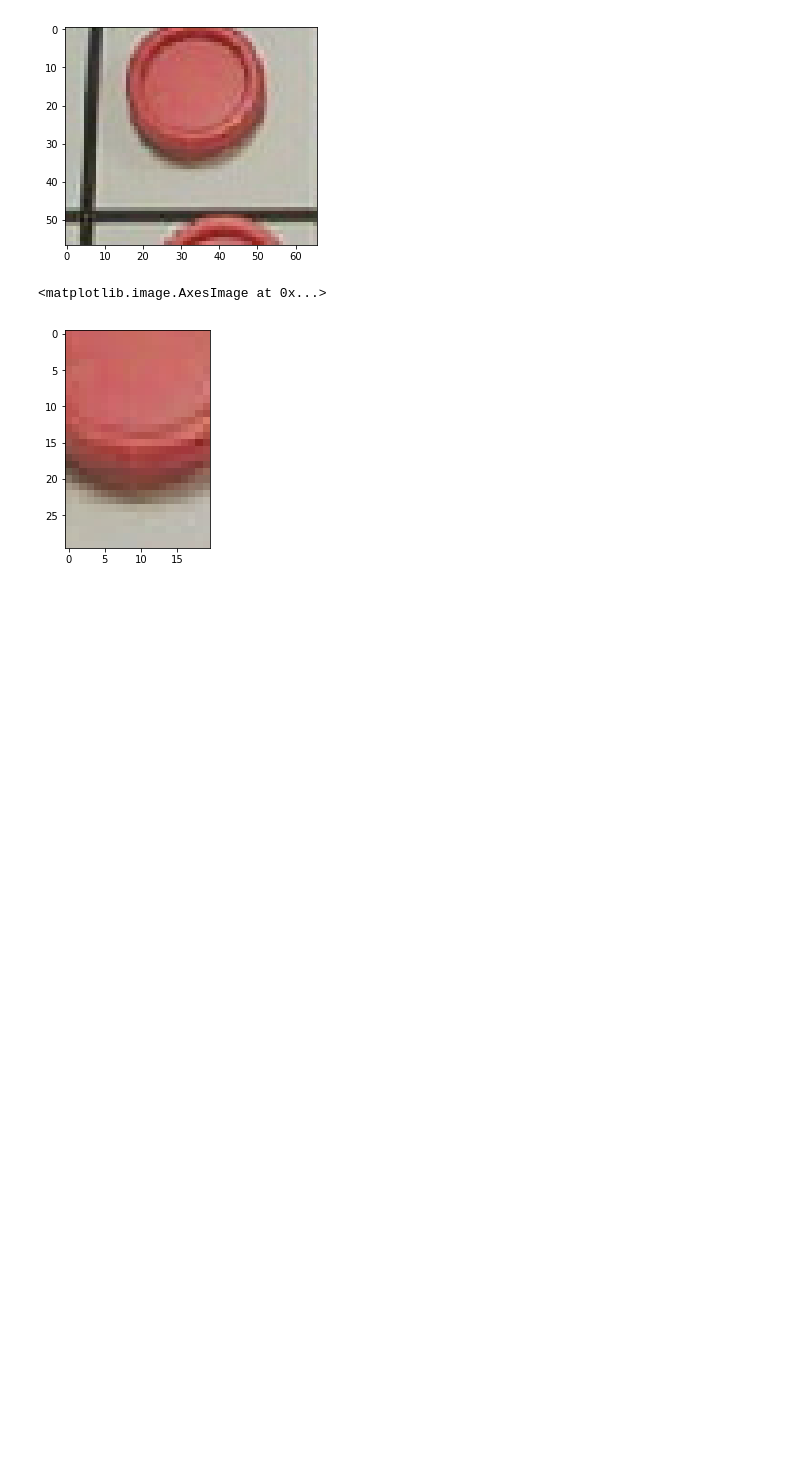
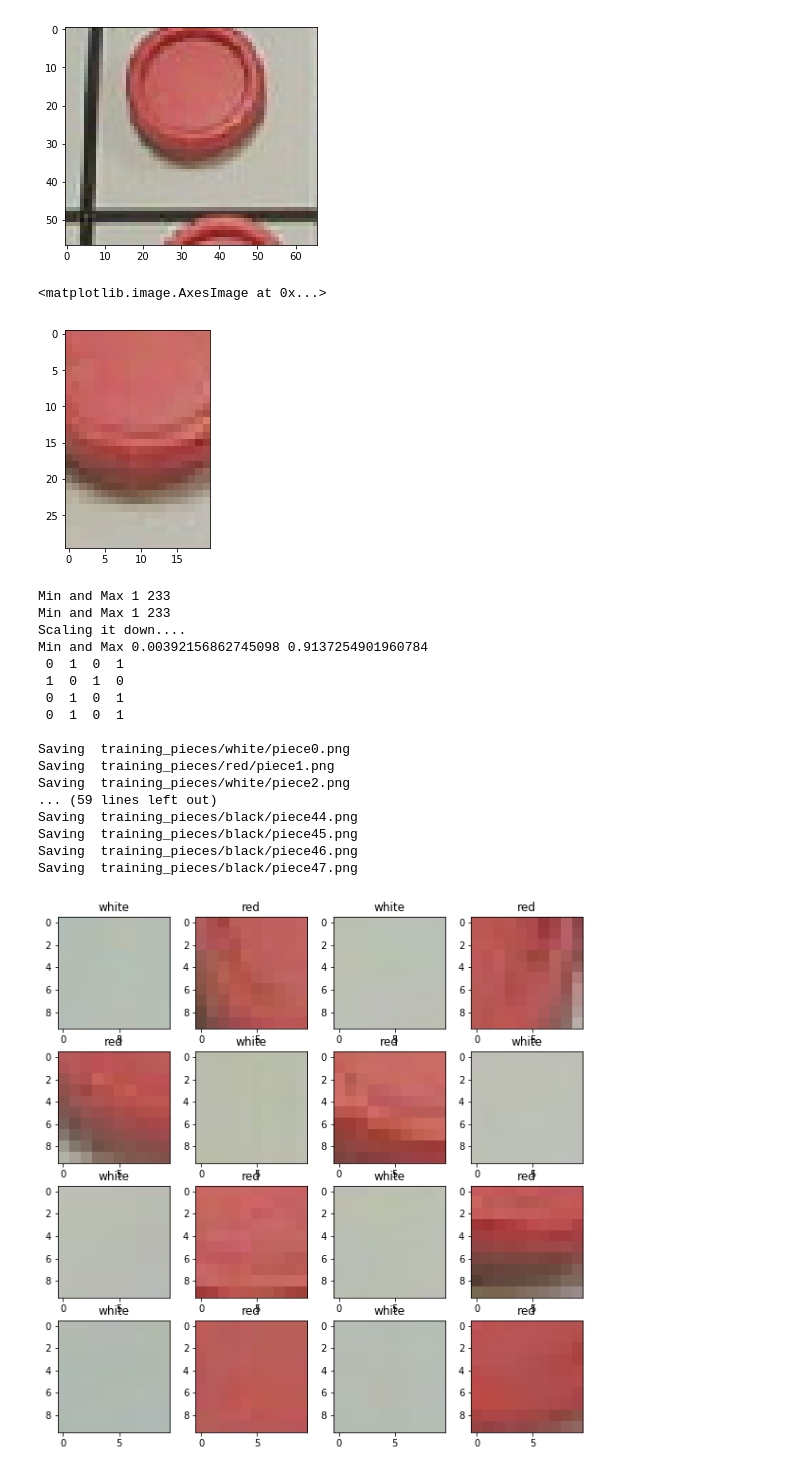
Before and after one commit to bblais/AI-and-Robotics-Fall-2018-Class-Notebooks, a Jupyter notebook: Mon Nov 26 2018 - Making Training Images.ipynb, the cells around one changed output. Cells and saved outputs as stored; diff of their text form; code cells hidden in the pictures; blank space fills up the shorter version.

Commit message:
easier method for making training images

```diff
--- a/Mon Nov 26 2018 - Making Training Images.ipynb
+++ b/Mon Nov 26 2018 - Making Training Images.ipynb
@@ -79,0 +133,63 @@ imshow(small_square)
+# %%
+board_size=(4,4)
+small_square_size=(10,10)
+
+if not os.path.exists('training_pieces'):
+    os.mkdir('training_pieces')
+
+for name in class_names:
+    dirname='training_pieces/%s' % name
+    if not os.path.exists(dirname):
+        print("Making ",dirname)
+        os.mkdir(dirname)
+
+
+filenames={}
+for name in class_names:
+    filenames[name]=[]
+
+count=0
+for image_filename in boards:
+    board=boards[image_filename]
+    arr=read_image(image_filename)
+
+    state=Board(4,4)
+    state.board=[int(_) for _ in board.split()]
+
+    print(state)
+
+    nr,nc=state.shape
+
+    figure(figsize=(10,10))
+    for r in range(nr):
+        for c in range(nc):
+            subplot(nr,nc,count%(nc*nr)+1)
+            square=get_square_size(arr,board_size[0],board_size[1],r,c,small_square_size)
+            imshow(square)
+            name=class_names[state[r,c]]
+            title(name)
+            dirname='training_pieces/%s' % name
+            fname='%s/piece%d.png' % (dirname,count)
+            print("Saving ",fname)
+            imwrite(fname,(square*255).astype(uint8))
+            count+=1
+            filenames[name].append(fname)
+# %% [output]
+Min and Max 1 233
+Min and Max 1 233
+Scaling it down....
+Min and Max 0.00392156862745098 0.9137254901960784
+ 0  1  0  1
+ 1  0  1  0
+ 0  1  0  1
+ 0  1  0  1
+
+Saving  training_pieces/white/piece0.png
+Saving  training_pieces/red/piece1.png
+Saving  training_pieces/white/piece2.png
+... (59 lines left out)
+Saving  training_pieces/black/piece44.png
+Saving  training_pieces/black/piece45.png
+Saving  training_pieces/black/piece46.png
+Saving  training_pieces/black/piece47.png
+[figure, added]
```
Also changed, not shown: parts of 5 cells of this notebook.
